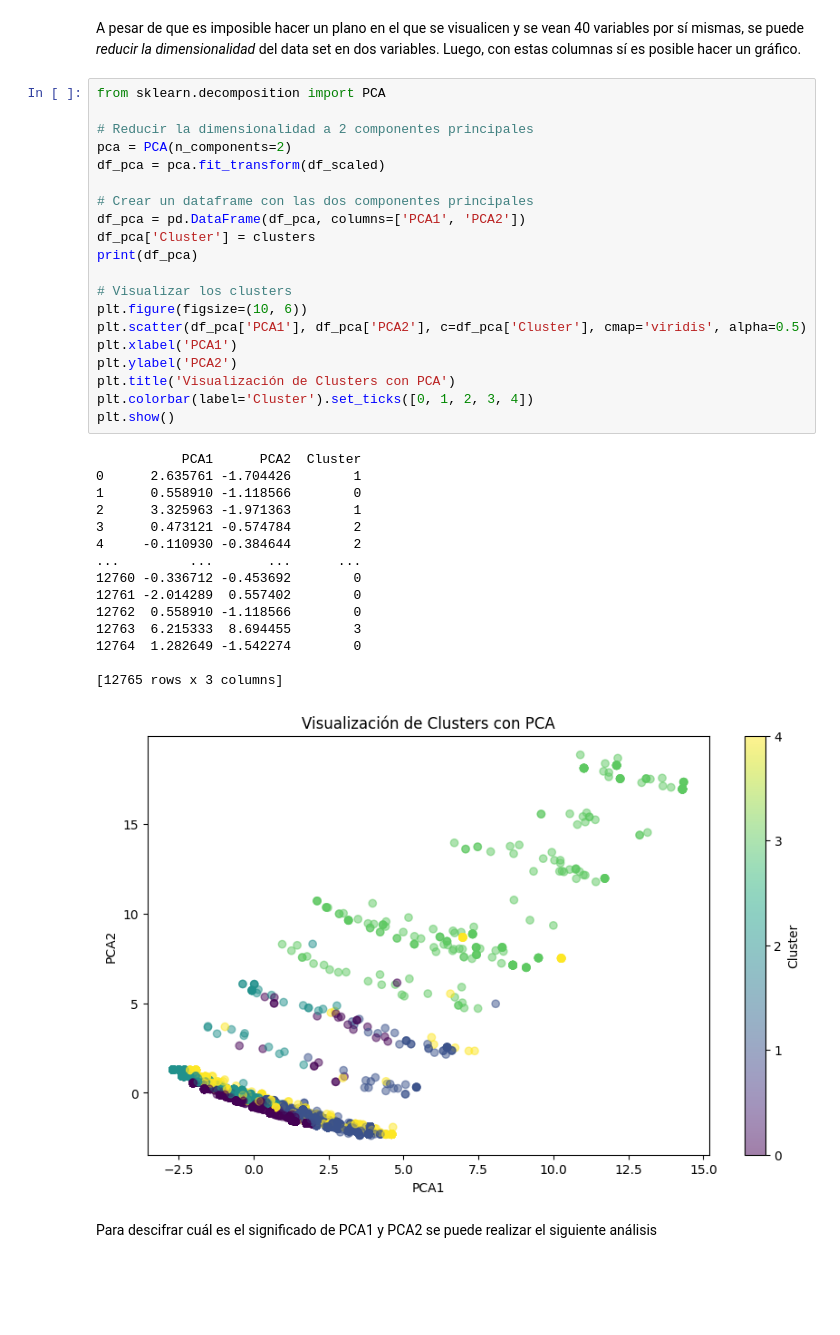
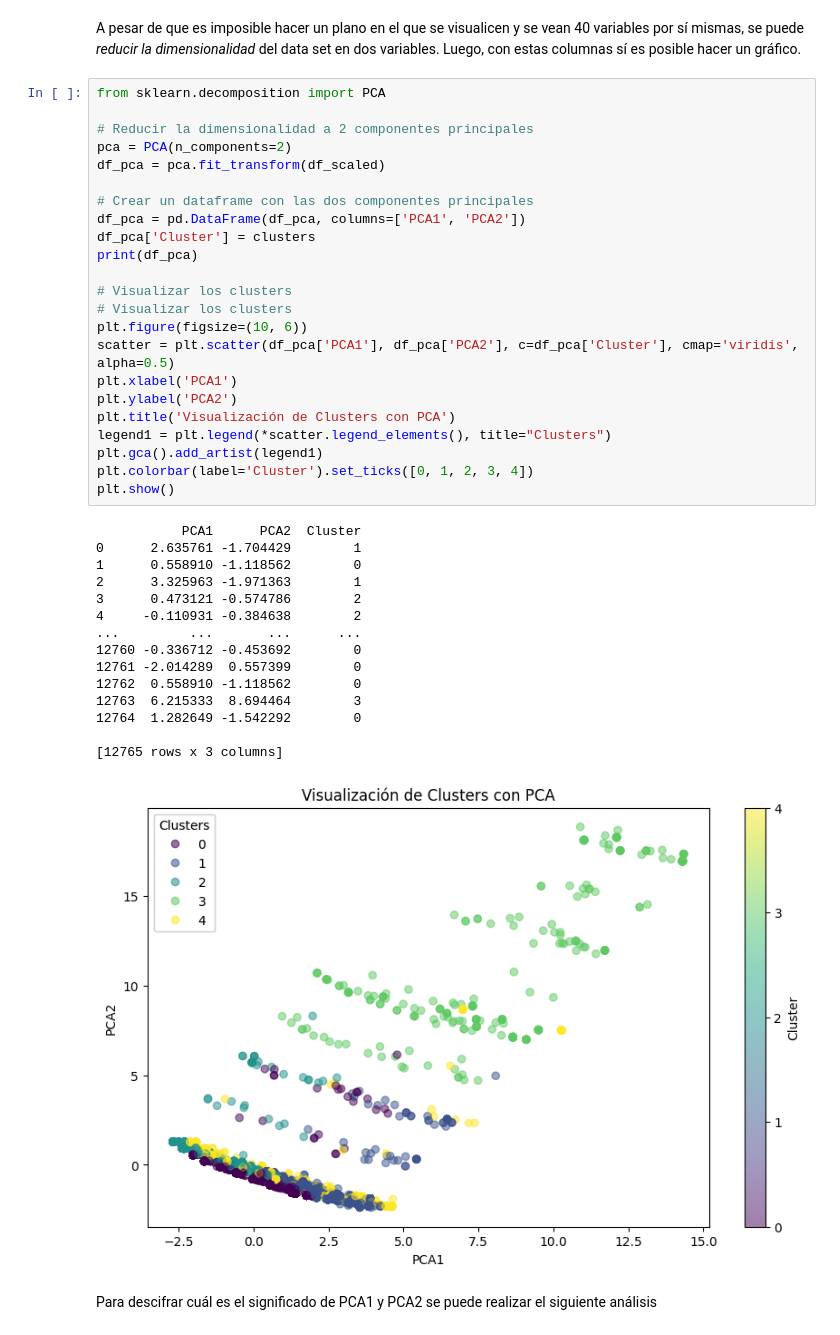
Before and after one commit to DennisCeballos/TF_ClusterCovidPeru, a Jupyter notebook: SistIntel_PruebasTrabajoFinal.ipynb, the cells around one changed output. Saved outputs shown, nothing was run; the diff lists cells and outputs as text; blank space fills up the shorter version.

Commit message:
se mejoro la visualización de los clusters

```diff
--- a/SistIntel_PruebasTrabajoFinal.ipynb
+++ b/SistIntel_PruebasTrabajoFinal.ipynb
@@ -168,39 +150,42 @@ A pesar de que es imposible hacer un plano en el que se visualicen y se vean 40
 # %%
 from sklearn.decomposition import PCA
 
 # Reducir la dimensionalidad a 2 componentes principales
 pca = PCA(n_components=2)
 df_pca = pca.fit_transform(df_scaled)
 
 # Crear un dataframe con las dos componentes principales
 df_pca = pd.DataFrame(df_pca, columns=['PCA1', 'PCA2'])
 df_pca['Cluster'] = clusters
 print(df_pca)
 
 # Visualizar los clusters
+# Visualizar los clusters
 plt.figure(figsize=(10, 6))
-plt.scatter(df_pca['PCA1'], df_pca['PCA2'], c=df_pca['Cluster'], cmap='viridis', alpha=0.5)
+scatter = plt.scatter(df_pca['PCA1'], df_pca['PCA2'], c=df_pca['Cluster'], cmap='viridis', alpha=0.5)
 plt.xlabel('PCA1')
 plt.ylabel('PCA2')
 plt.title('Visualización de Clusters con PCA')
+legend1 = plt.legend(*scatter.legend_elements(), title="Clusters")
+plt.gca().add_artist(legend1)
 plt.colorbar(label='Cluster').set_ticks([0, 1, 2, 3, 4])
 plt.show()
 # %% [output]
            PCA1      PCA2  Cluster
-0      2.635761 -1.704426        1
-1      0.558910 -1.118566        0
+0      2.635761 -1.704429        1
+1      0.558910 -1.118562        0
 2      3.325963 -1.971363        1
-3      0.473121 -0.574784        2
-4     -0.110930 -0.384644        2
+3      0.473121 -0.574786        2
+4     -0.110931 -0.384638        2
 ...         ...       ...      ...
 12760 -0.336712 -0.453692        0
-12761 -2.014289  0.557402        0
-12762  0.558910 -1.118566        0
-12763  6.215333  8.694455        3
-12764  1.282649 -1.542274        0
+12761 -2.014289  0.557399        0
+12762  0.558910 -1.118562        0
+12763  6.215333  8.694464        3
+12764  1.282649 -1.542292        0
 
 [12765 rows x 3 columns]
-[figure, old version]
+[figure, new version]
 # %% [markdown]
 Para descifrar cuál es el significado de PCA1 y PCA2 se puede realizar el siguiente análisis
 # %%
```
Also changed, not shown: parts of 4 cells of this notebook.
